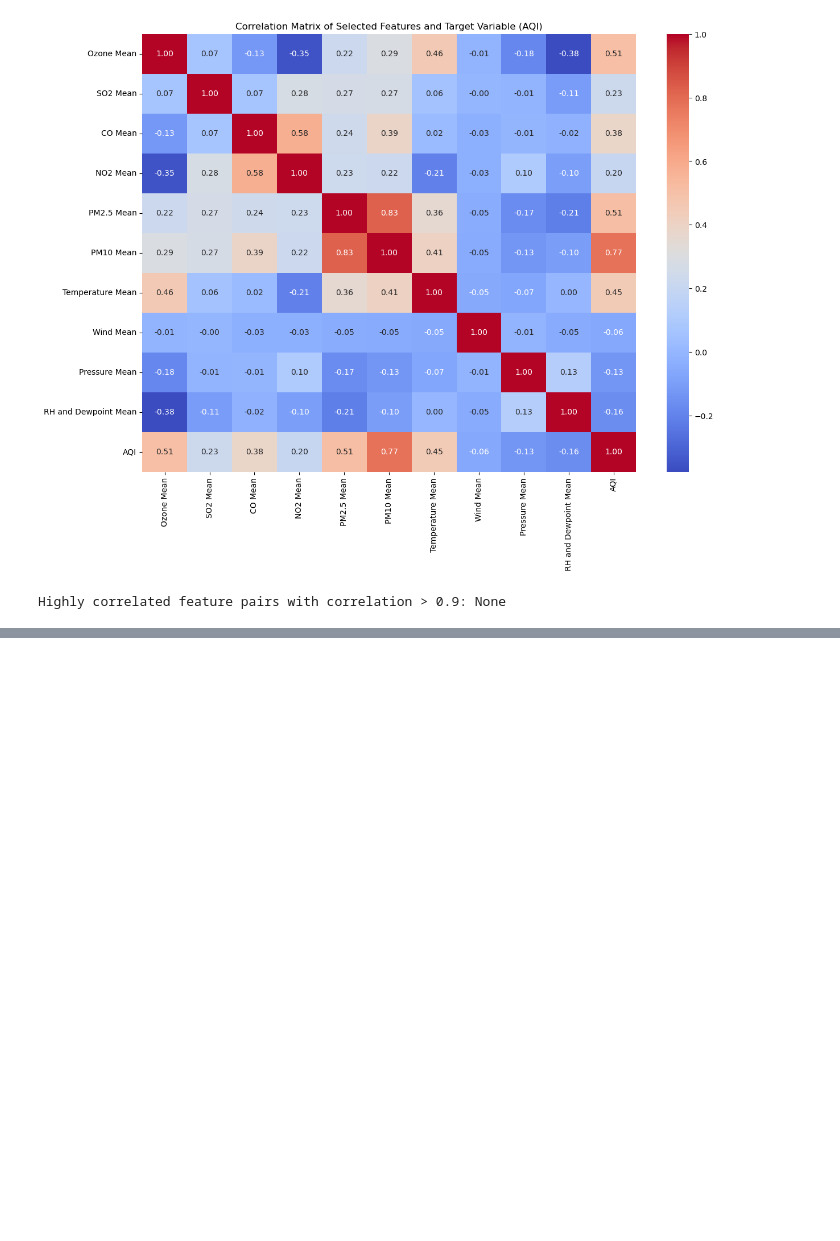
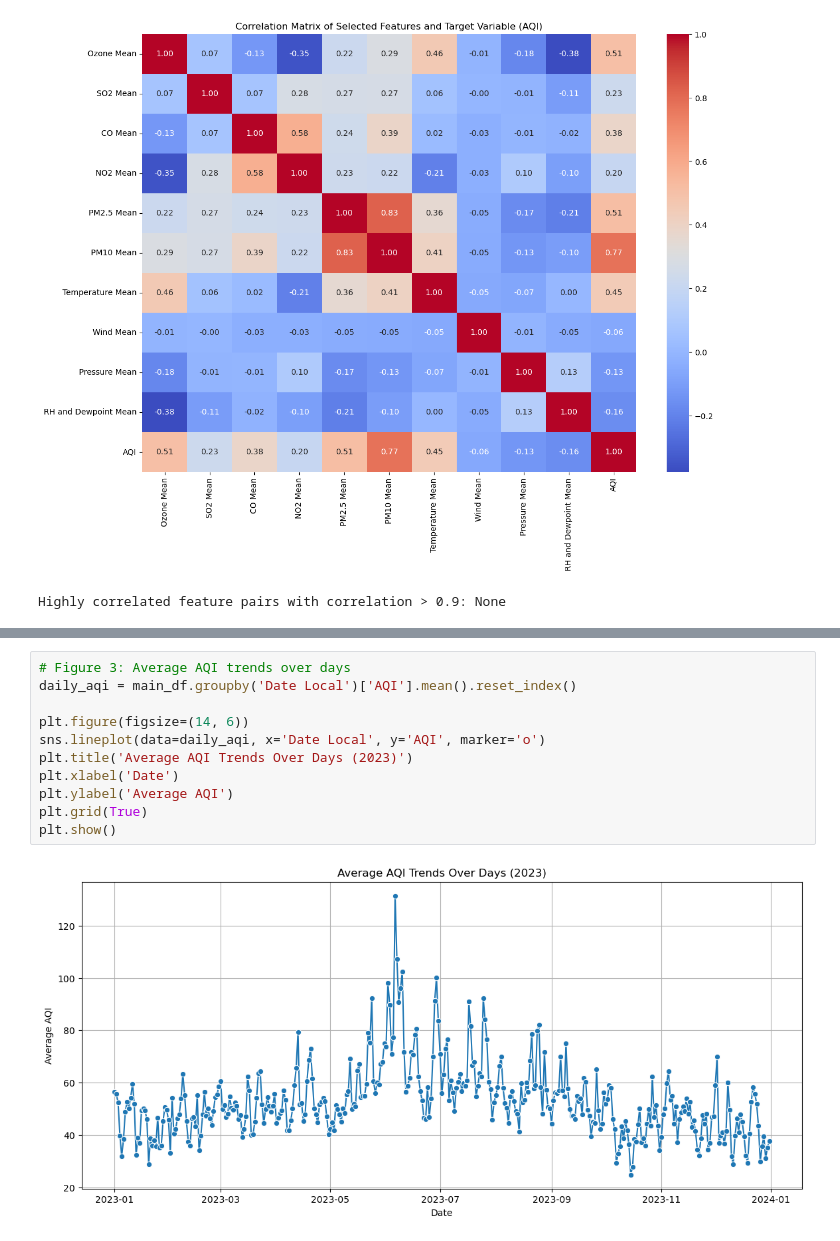
Before and after one commit to nehajanar/Air-Quality-Detection, a Jupyter notebook: code/aqi_prediction.ipynb, the cells around one changed output, grey strips where cells are left out. Saved outputs shown, nothing was run; the diff lists cells and outputs as text; blank space fills up the shorter version.

```diff
--- a/code/aqi_prediction.ipynb
+++ b/code/aqi_prediction.ipynb
@@ -430,0 +466,13 @@ Highly correlated feature pairs with correlation > 0.9: None
+# %%
+# Figure 3: Average AQI trends over days
+daily_aqi = main_df.groupby('Date Local')['AQI'].mean().reset_index()
+
+plt.figure(figsize=(14, 6))
+sns.lineplot(data=daily_aqi, x='Date Local', y='AQI', marker='o')
+plt.title('Average AQI Trends Over Days (2023)')
+plt.xlabel('Date')
+plt.ylabel('Average AQI')
+plt.grid(True)
+plt.show()
+# %% [output]
+[figure, added]
```
Also changed, not shown: parts of 10 cells of this notebook, 1 other file.
